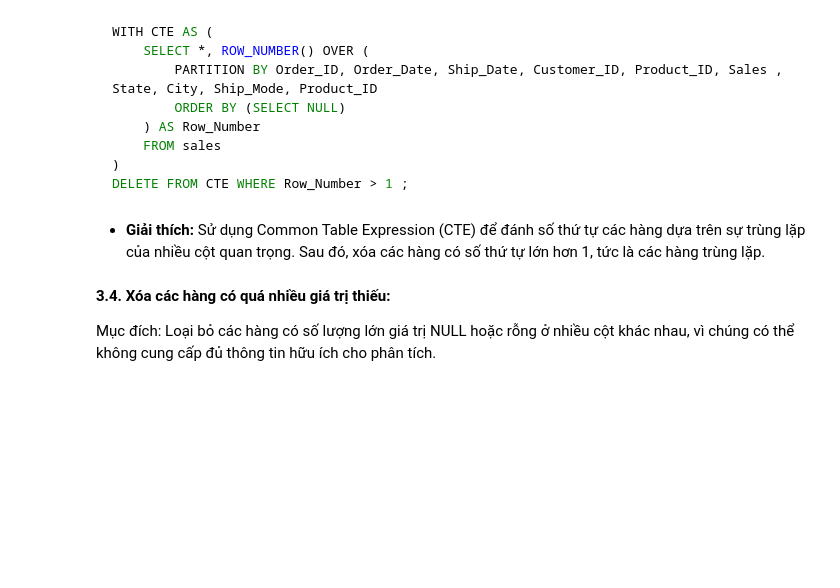
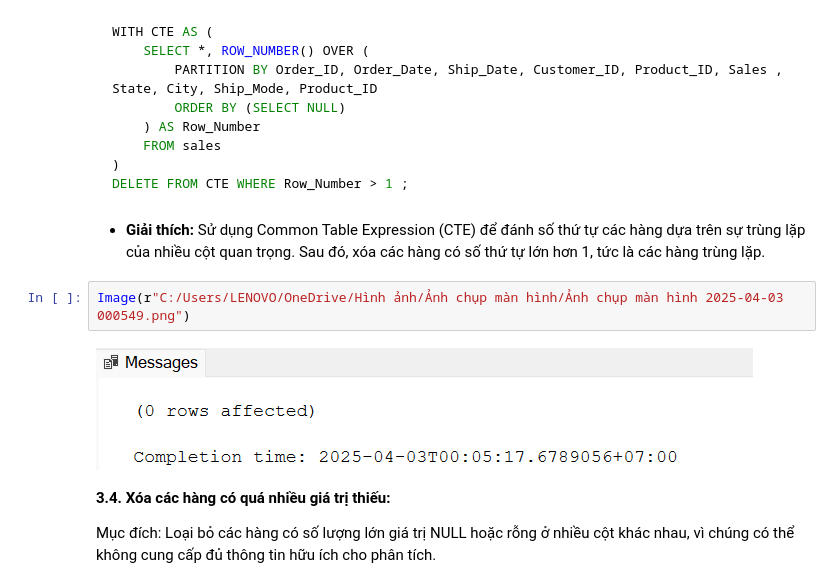
Before and after one commit to ViaThanh/2-Sales-Data-Cleaning-and-Analysis-with-SQL, a Jupyter notebook: Store Sales Analysis with SQL.ipynb, the cells around one changed output. Saved outputs shown, nothing was run; the diff lists cells and outputs as text; blank space fills up the shorter version.

````diff
--- a/Store Sales Analysis with SQL.ipynb
+++ b/Store Sales Analysis with SQL.ipynb
@@ -147,6 +153,10 @@ DELETE FROM CTE WHERE Row_Number > 1 ;
 ```
 # %% [markdown]
 * **Giải thích:** Sử dụng Common Table Expression (CTE) để đánh số thứ tự các hàng dựa trên sự trùng lặp của nhiều cột quan trọng. Sau đó, xóa các hàng có số thứ tự lớn hơn 1, tức là các hàng trùng lặp.
+# %%
+Image(r"C:/Users/LENOVO/OneDrive/Hình ảnh/Ảnh chụp màn hình/Ảnh chụp màn hình 2025-04-03 000549.png")
+# %% [output]
+[figure, added]
 # %% [markdown]
 **3.4. Xóa các hàng có quá nhiều giá trị thiếu:**
 
````
Also changed, not shown: parts of 27 cells of this notebook.
